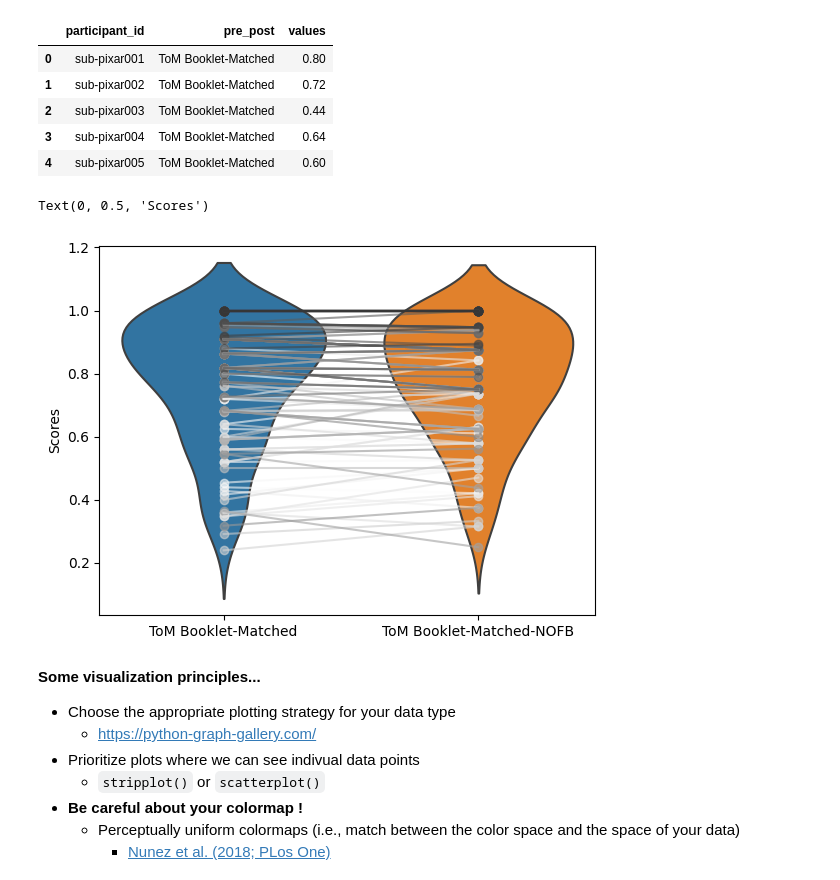
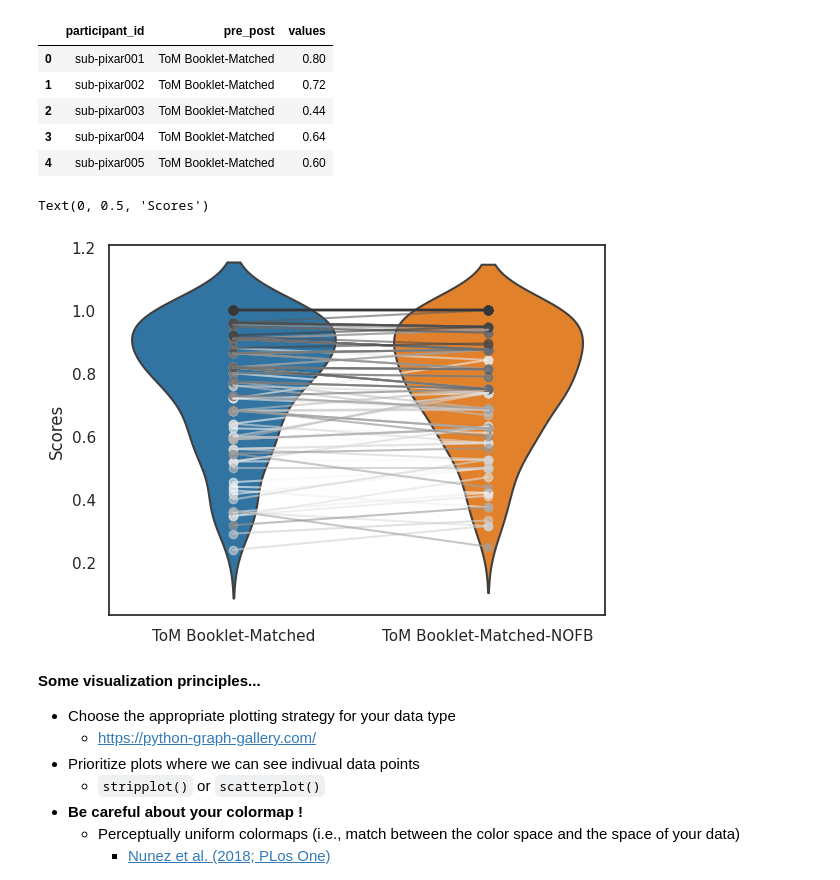
Before and after one commit to me-pic/course-materials-2020, a Jupyter notebook: lectures/14-may/01-data-visualization/python_visualization_for_data.ipynb, the cells around one changed output. Drawn from its saved outputs; the diff is of its cells as text; code cells hidden in the pictures.

```diff
--- a/lectures/14-may/01-data-visualization/python_visualization_for_data.ipynb
+++ b/lectures/14-may/01-data-visualization/python_visualization_for_data.ipynb
@@ -653,21 +655,22 @@ data_pre_post.head()
 | 3 | sub-pixar004 | ToM Booklet-Matched | 0.64 |
 | 4 | sub-pixar005 | ToM Booklet-Matched | 0.60 |
 # %%
+sns.set_context('notebook',font_scale=1)
 sns.violinplot(x='pre_post', y='values', data=data_pre_post, inner=None)
 
 cmaps=plt.cm.binary(np.linspace(0,1,len(pheno)))
 
 for i, row in pheno.iterrows():
     x = [0, 1]
     y = [row['ToM Booklet-Matched'], row['ToM Booklet-Matched-NOFB']]
     plt.plot(x, y, alpha=0.6, color=cmaps[i])
     plt.scatter(x ,y, alpha=0.6, color=cmaps[i])
 
 plt.xlabel('')
 plt.ylabel('Scores')
 # %% [output]
 Text(0, 0.5, 'Scores')
-[figure, old version]
+[figure, new version]
 # %% [markdown]
 **Some visualization principles...**
 
```
Also changed, not shown: parts of 19 cells of this notebook.
